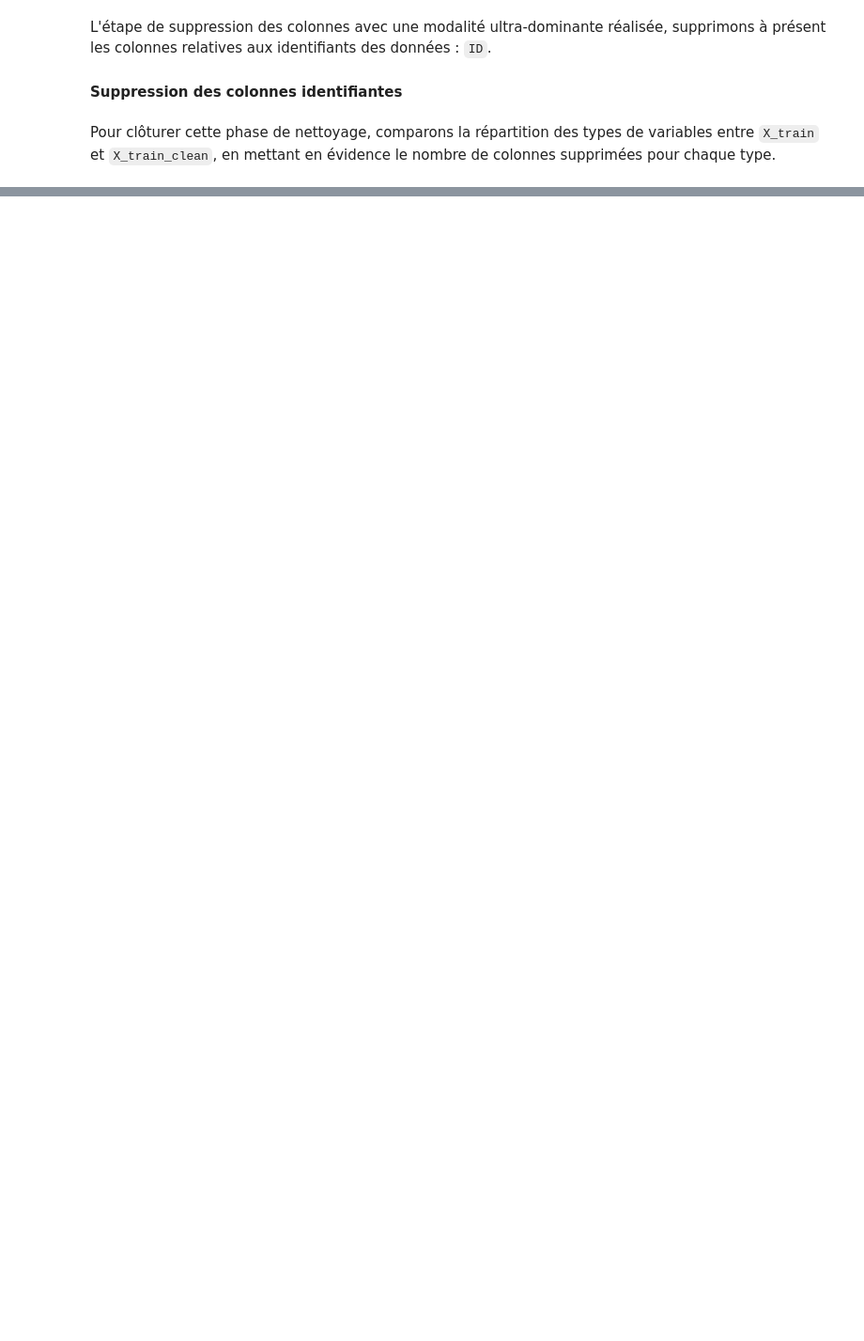
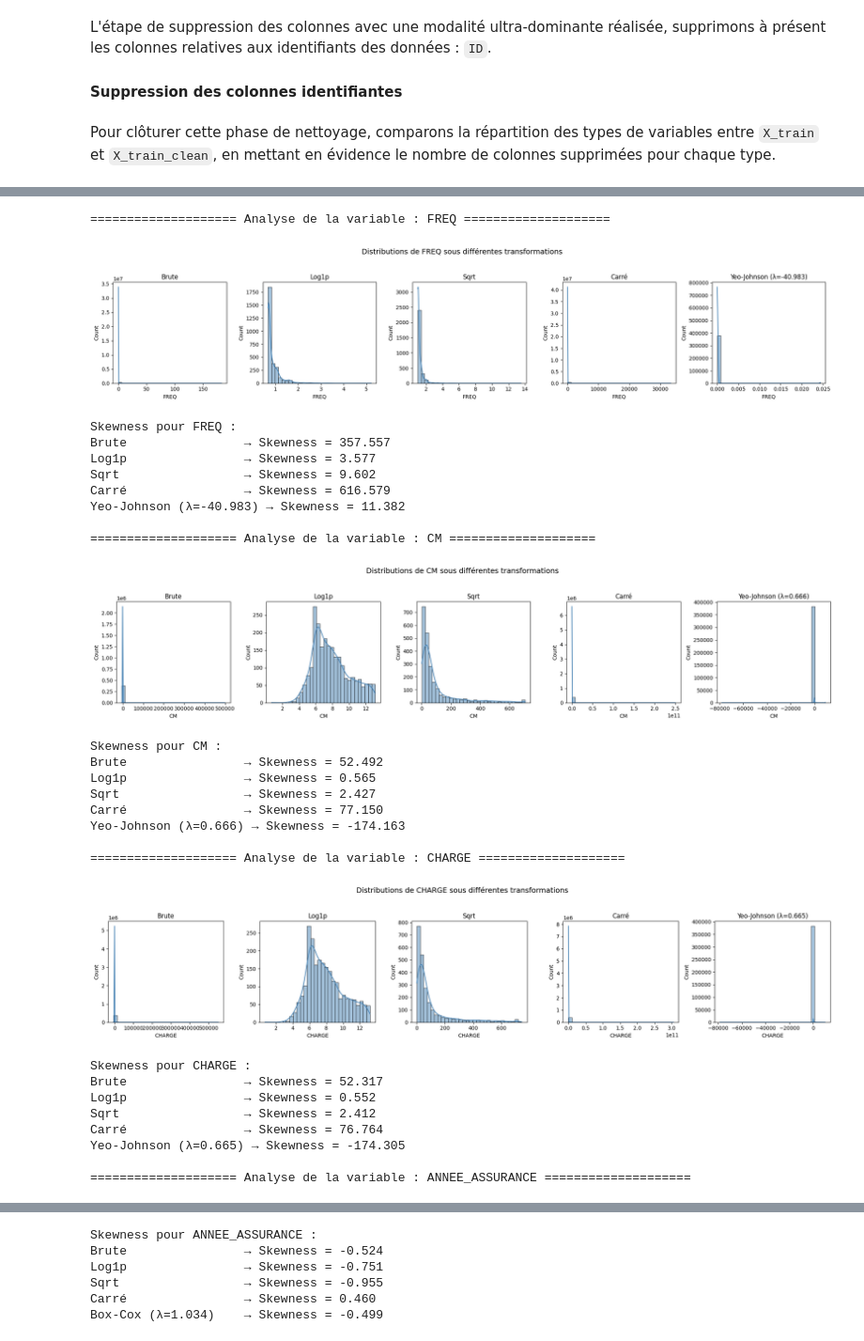
Before and after one commit to auduvignac/challengedata_ens_AssurPrime, a Jupyter notebook: notebooks/exploration/assurprime_modeling_workflow.ipynb, the cells around one changed output, grey strips where cells are left out. Shown at 94% size. Saved outputs shown, nothing was run; the diff lists cells and outputs as text; code cells hidden in the pictures; blank space fills up the shorter version.

```diff
--- a/notebooks/exploration/assurprime_modeling_workflow.ipynb
+++ b/notebooks/exploration/assurprime_modeling_workflow.ipynb
@@ -1291,4 +1118,0 @@ Effectuons ensuite le *mapping* binaire.
-# %%
-# Transformation des variables avec modalités ['N', 'O'] en variables binaires
-for var in vars_N_O:
-    X_train_clean[var] = X_train_clean[var].map({"N": 0, "O": 1})
@@ -1403,12 +1118,0 @@ def analyze_freq_by_modality(X, y, variable, target="FREQ"):
-# %%
-variables_to_analyze = [
-    "IND_0_Y1",
-    "IND_Y2_Y3",
-    "IND_Y3_Y4",
-    "IND_Y4_Y5",
-    "LOG_INC",
-]
-
-for var in variables_to_analyze:
-    analyze_freq_by_modality(X_train_clean, y_train, var)
-    print("-" * 50)
@@ -1443,13 +1118,0 @@ Cette stratégie permet de ne pas sous-estimer le risque potentiel, ce qui est c
-# %%
-# Valeur de remplacement choisie pour les modalités manquantes
-replacement_values = {
-    "IND_0_Y1": "01. <= 10",
-    "IND_Y2_Y3": "02. <= 20",
-    "IND_Y3_Y4": "02. <= 20",
-    "IND_Y4_Y5": "01. <= 10",
-    "LOG_INC": "01. <= 10",
-}
-
-for var in vars_ordinal:
-    replacement_value = replacement_values.get(var)
-    X_train_clean[var] = X_train_clean[var].fillna(replacement_value)
@@ -1468,6 +1118,0 @@ Effectuons ensuite l'encodage ordinal.
-# %%
-# Transformation des variables avec modalités ['01. <= 10', '02. <= 20'] en
-# variables ordinales
-ordinal_mapping = {"01. <= 10": 1, "02. <= 20": 2}
-for var in vars_ordinal:
-    X_train_clean[var] = X_train_clean[var].map(ordinal_mapping)
@@ -1829,0 +3542,37 @@ Ce résultat nous offre plusieurs leviers d’analyse et d’optimisation :
+# %%
+# Liste des variables cibles à analyser
+target_vars = ["FREQ", "CM", "CHARGE", "ANNEE_ASSURANCE"]
+
+# Boucle d’analyse des distributions
+for var in target_vars:
+    print(f"\n{'='*20} Analyse de la variable : {var} {'='*20}\n")
+    analyze_and_plot_distribution(y_train, var)
+# %% [output]
+==================== Analyse de la variable : FREQ ====================
+[figure, added]
+Skewness pour FREQ :
+Brute                → Skewness = 357.557
+Log1p                → Skewness = 3.577
+Sqrt                 → Skewness = 9.602
+Carré                → Skewness = 616.579
+Yeo-Johnson (λ=-40.983) → Skewness = 11.382
+
+==================== Analyse de la variable : CM ====================
+[figure, added]
+Skewness pour CM :
+Brute                → Skewness = 52.492
+Log1p                → Skewness = 0.565
+Sqrt                 → Skewness = 2.427
+Carré                → Skewness = 77.150
+Yeo-Johnson (λ=0.666) → Skewness = -174.163
+
+==================== Analyse de la variable : CHARGE ====================
+[figure, added]
+Skewness pour CHARGE :
+Brute                → Skewness = 52.317
+Log1p                → Skewness = 0.552
+Sqrt                 → Skewness = 2.412
+Carré                → Skewness = 76.764
+Yeo-Johnson (λ=0.665) → Skewness = -174.305
+
+==================== Analyse de la variable : ANNEE_ASSURANCE ====================
@@ -1829,0 +3580,6 @@ Ce résultat nous offre plusieurs leviers d’analyse et d’optimisation :
+Skewness pour ANNEE_ASSURANCE :
+Brute                → Skewness = -0.524
+Log1p                → Skewness = -0.751
+Sqrt                 → Skewness = -0.955
+Carré                → Skewness = 0.460
+Box-Cox (λ=1.034)    → Skewness = -0.499
```
Also changed, not shown: parts of 305 cells of this notebook.
